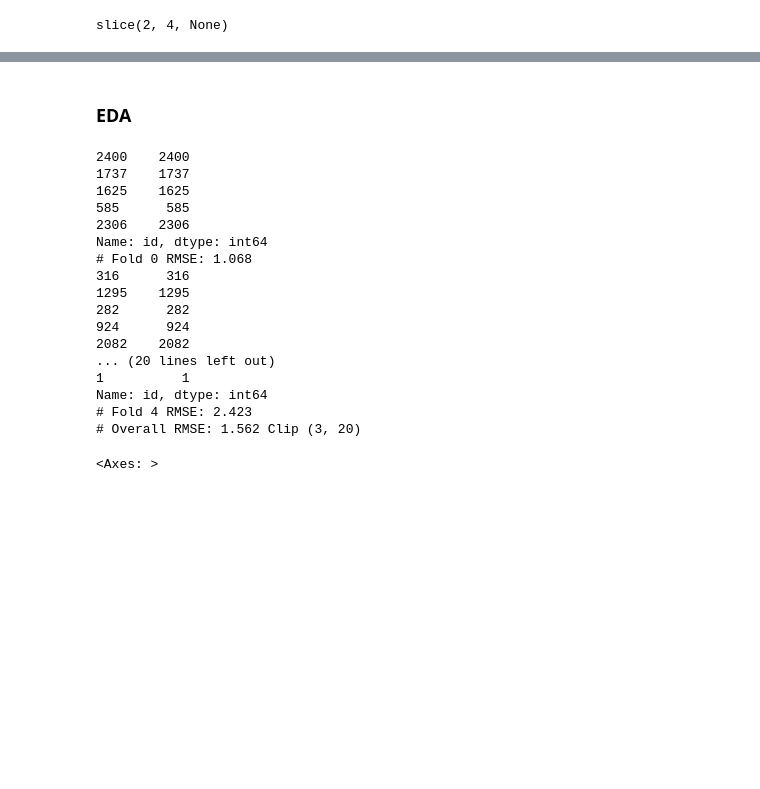
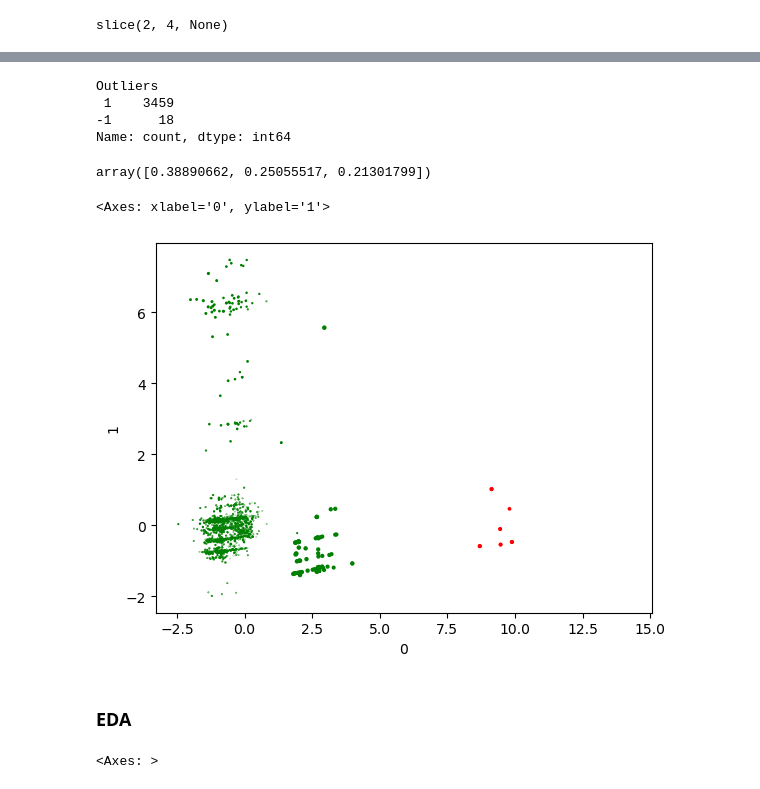
Before and after one commit to LazyDart/KaggleS3E21, a Jupyter notebook: data_creation.ipynb, the cells around one changed output, grey strips where cells are left out. Saved outputs shown, nothing was run; the diff lists cells and outputs as text; code cells hidden in the pictures; blank space fills up the shorter version.

Commit message:
Added experimentation with PCA and Double Cleaning the outliers

```diff
--- a/data_creation.ipynb
+++ b/data_creation.ipynb
@@ -508,0 +514,3 @@ df_nice.drop("Duplicates", axis=1).to_csv("More variance injected from org data
+# %%
+scaler = StandardScaler().fit(df_nice.drop(["Duplicates", "Outliers"], axis=1))
+pca = PCA(n_components=3).fit(scaler.transform(df_nice.drop(["Duplicates", "Outliers"], axis=1)))
@@ -508,0 +528,21 @@ df_nice.drop("Duplicates", axis=1).to_csv("More variance injected from org data
+# %%
+# # SGD nu 50 vs 55
+# clf = SGDOneClassSVM(nu=0.55, random_state=random_state).fit(df.drop(['id'],axis=1))
+# # print("SGDOneClassSVM PARAMS: ", clf.get_params())
+# df = df[~(clf.predict(df.drop(['id'], axis=1)) == -1)]
+
+# # IsolationForest
+# izof = IsolationForest(random_state=0).fit(df.drop(['id'],axis=1))
+# df = df[~(izof.predict(df.drop(['id'], axis=1)) == -1)]
+
+# clf = SGDOneClassSVM(nu=0.05, random_state=42).fit(df_nice)
+izof = IsolationForest(random_state=0, contamination=0.005).fit(df.drop(['id'],axis=1))
+# lof = LocalOutlierFactor(n_neighbors=7, contamination=0.01)
+df_nice["Outliers"] = izof.fit_predict(df_nice)
+# %%
+df_nice["Outliers"].value_counts()
+# %% [output]
+Outliers
+ 1    3459
+-1      18
+Name: count, dtype: int64
@@ -508,0 +551,9 @@ df_nice.drop("Duplicates", axis=1).to_csv("More variance injected from org data
+# %%
+pca.explained_variance_ratio_
+# %% [output]
+array([0.38890662, 0.25055517, 0.21301799])
+# %%
+pd.DataFrame(pca.transform(scaler.transform(df_nice.drop(["Outliers", "Duplicates"], axis=1)))).plot.scatter(x=0, y=1, s=2, c=df_nice["Outliers"].transform(lambda x: "r" if x == -1 else "g"))
+# %% [output]
+<Axes: xlabel='0', ylabel='1'>
+[figure, added]
@@ -509,25 +562,5 @@ df_nice.drop("Duplicates", axis=1).to_csv("More variance injected from org data
 # %% [markdown]
 ### EDA
-# %%
-cross_validate_model(lambda x: x[x.target.apply(lambda x: x if (x > 7) and (x < 18) else np.nan).isna() == False], "Clip (7, 18)")
-# %% [output]
-2400    2400
-1737    1737
-1625    1625
-585      585
-2306    2306
-Name: id, dtype: int64
-# Fold 0 RMSE: 1.068
-316      316
-1295    1295
-282      282
-924      924
-2082    2082
-... (20 lines left out)
-1          1
-Name: id, dtype: int64
-# Fold 4 RMSE: 2.423
-# Overall RMSE: 1.562 Clip (3, 20)
 # %%
 df[df.target.between(0, 18)].target.hist(bins=20)
 # %% [output]
```
Also changed, not shown: parts of 12 cells of this notebook.
